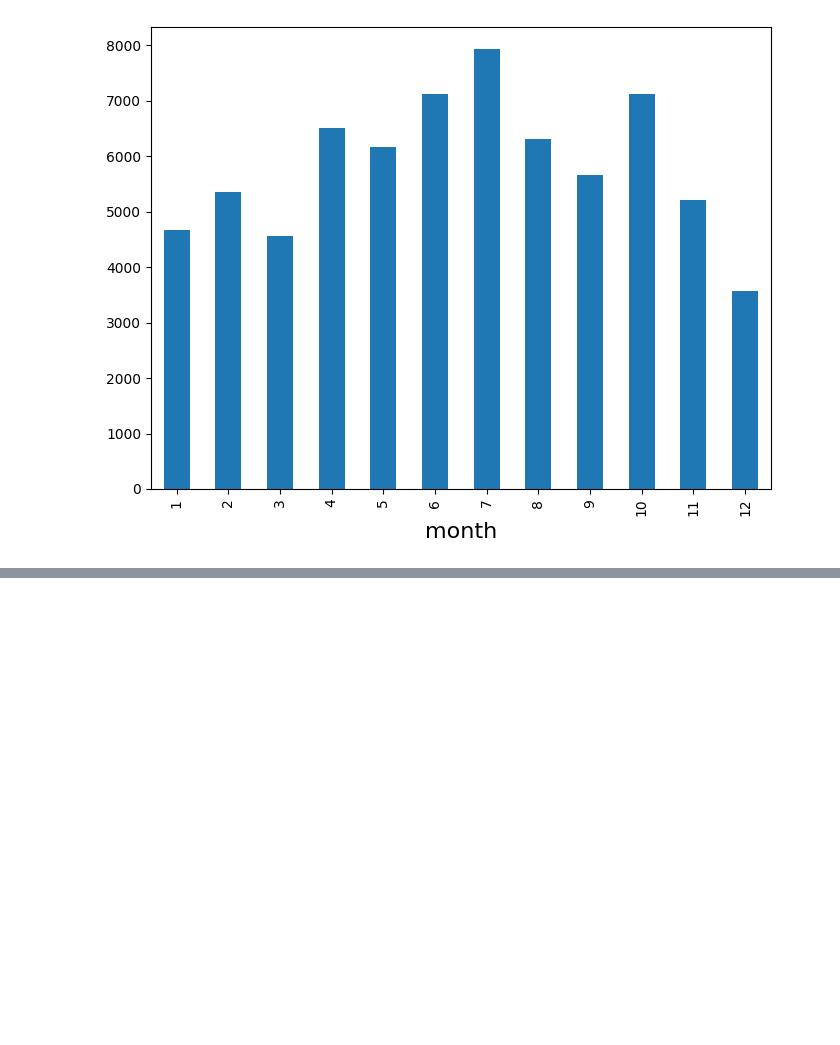
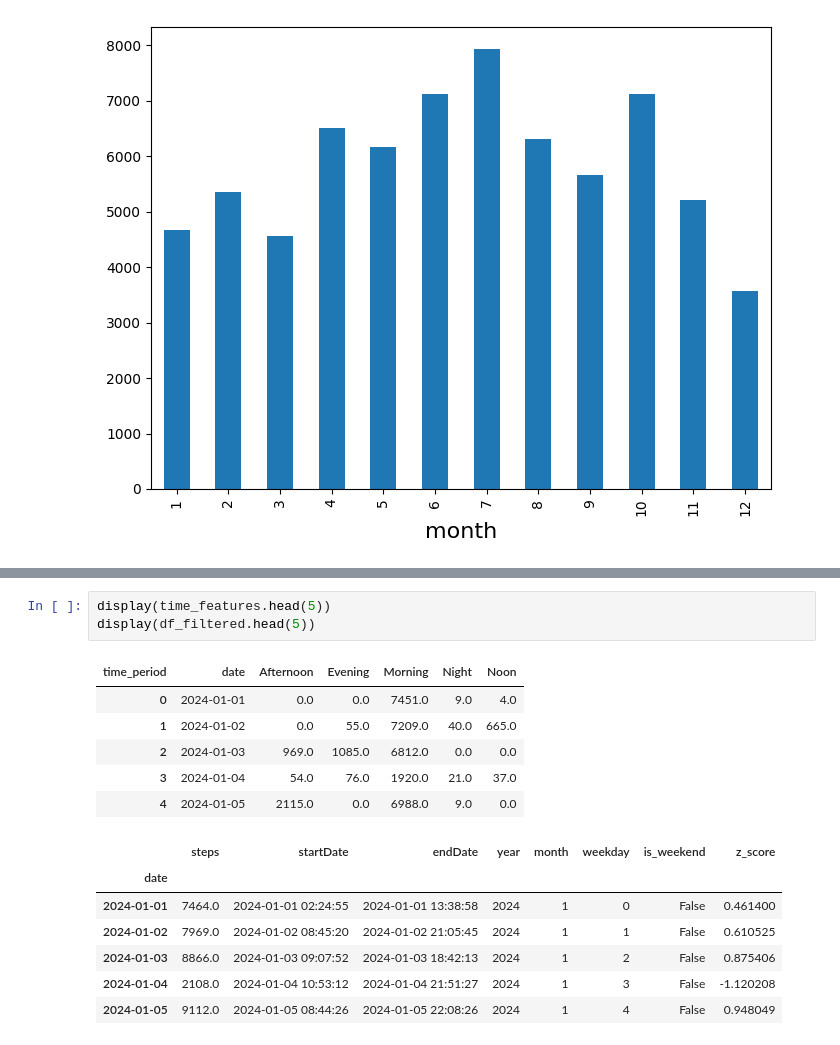
Before and after one commit to zsykk/pet_prject, a Jupyter notebook: pet_project.ipynb, the cells around one changed output, grey strips where cells are left out. Cells and saved outputs as stored; diff of their text form; blank space fills up the shorter version.

```diff
--- a/pet_project.ipynb
+++ b/pet_project.ipynb
@@ -389,0 +467,17 @@ Index(['steps', 'startDate', 'endDate', 'year', 'month', 'weekday',
+# %%
+display(time_features.head(5))
+display(df_filtered.head(5))
+# %% [output]
+| time_period | date | Afternoon | Evening | Morning | Night | Noon |
+| 0 | 2024-01-01 | 0.0 | 0.0 | 7451.0 | 9.0 | 4.0 |
+| 1 | 2024-01-02 | 0.0 | 55.0 | 7209.0 | 40.0 | 665.0 |
+| 2 | 2024-01-03 | 969.0 | 1085.0 | 6812.0 | 0.0 | 0.0 |
+| 3 | 2024-01-04 | 54.0 | 76.0 | 1920.0 | 21.0 | 37.0 |
+| 4 | 2024-01-05 | 2115.0 | 0.0 | 6988.0 | 9.0 | 0.0 |
+|  | steps | startDate | endDate | year | month | weekday | is_weekend | z_score |
+| date |  |  |  |  |  |  |  |  |
+| 2024-01-01 | 7464.0 | 2024-01-01 02:24:55 | 2024-01-01 13:38:58 | 2024 | 1 | 0 | False | 0.461400 |
+| 2024-01-02 | 7969.0 | 2024-01-02 08:45:20 | 2024-01-02 21:05:45 | 2024 | 1 | 1 | False | 0.610525 |
+| 2024-01-03 | 8866.0 | 2024-01-03 09:07:52 | 2024-01-03 18:42:13 | 2024 | 1 | 2 | False | 0.875406 |
+| 2024-01-04 | 2108.0 | 2024-01-04 10:53:12 | 2024-01-04 21:51:27 | 2024 | 1 | 3 | False | -1.120208 |
+| 2024-01-05 | 9112.0 | 2024-01-05 08:44:26 | 2024-01-05 22:08:26 | 2024 | 1 | 4 | False | 0.948049 |
```
Also changed, not shown: parts of 6 cells of this notebook.
